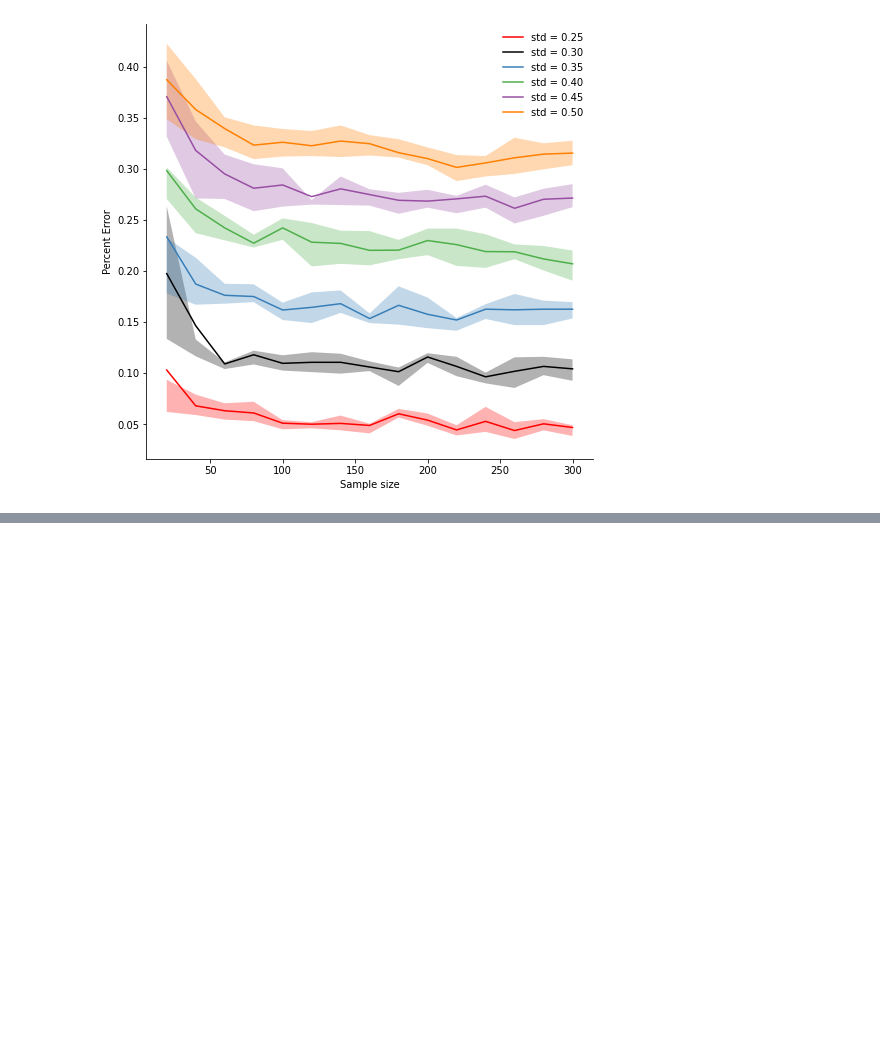
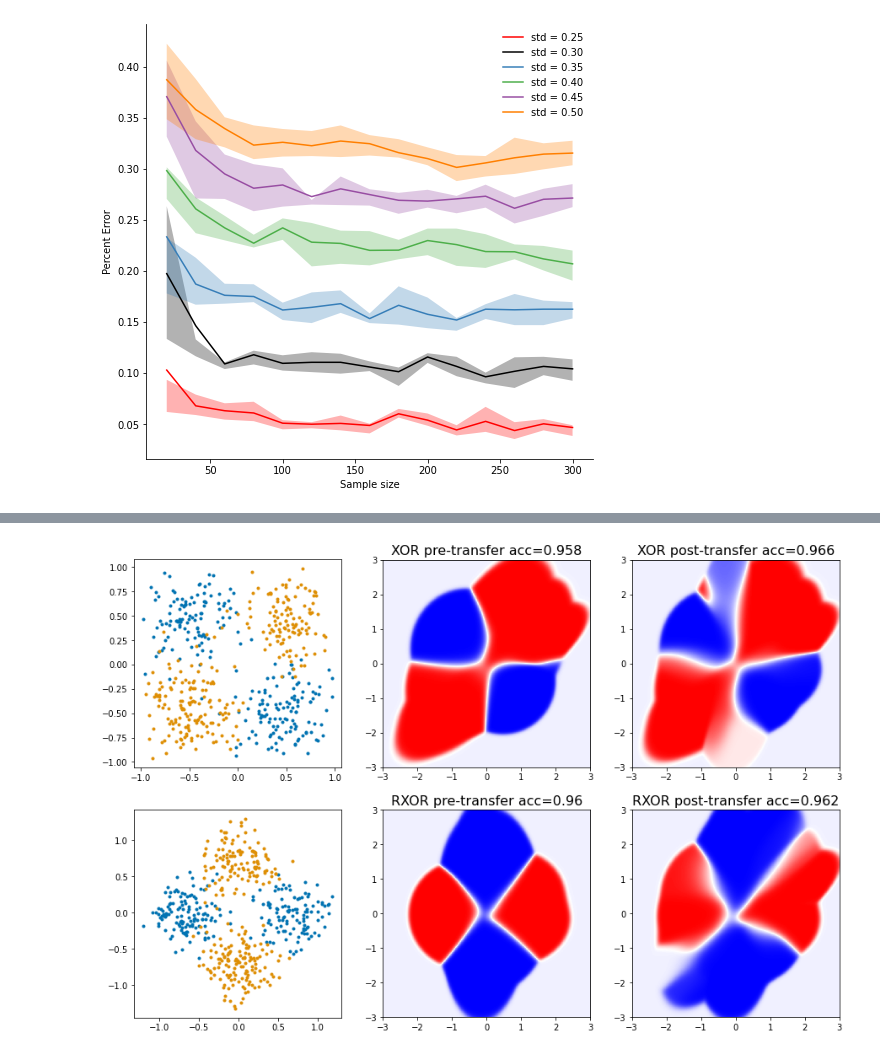
Before and after one commit to neurodata/kdg, a Jupyter notebook: docs/tutorials/kdn_notebooks/KDN_PROG.ipynb, the cells around one changed output, grey strips where cells are left out. Cells and saved outputs as stored; diff of their text form; code cells hidden in the pictures; blank space fills up the shorter version.

```diff
--- a/docs/tutorials/kdn_notebooks/KDN_PROG.ipynb
+++ b/docs/tutorials/kdn_notebooks/KDN_PROG.ipynb
@@ -536,0 +730,84 @@ plot_accuracy(n_xor, errors, [f"std = {o:.2f}" for o in overlaps])
+# %%
+compile = {
+    "loss": "binary_crossentropy",
+    "optimizer": keras.optimizers.Adam(3e-4),
+}
+fit = {"epochs": 100, "batch_size": 32, "verbose": 0}
+nn_template = getNN(5, 2, **compile)
+
+X_source, y_source = generate_gaussian_parity(500)
+X_target, y_target = generate_gaussian_parity(500, angle_params=np.pi/4)
+X_s_test, y_s_test = generate_gaussian_parity(500)
+X_t_test, y_t_test = generate_gaussian_parity(500, angle_params=np.pi/4)
+label_source = "XOR"
+label_target = "RXOR"
+
+kdn_2task = kdn(network = nn_template, verbose=False)
+kdn_2task.fit(X_source, y_source, label_source, **fit)
+kdn_2task.fit(X_target, y_target, label_target, **fit)
+post_xor = get_posteriors(kdn_2task, label_source)
+post_rxr = get_posteriors(kdn_2task, label_target)
+xor_acc = np.mean(kdn_2task.predict(X_s_test, label_source) == y_s_test)
+rxr_acc = np.mean(kdn_2task.predict(X_t_test, label_target) == y_t_test)
+
+fig1, ax = plt.subplots(2, 3, figsize=(15, 10))
+
+ax[0,0] = plot_2dsim(X_source, y_source, ax=ax[0,0])
+ax[1,0] = plot_2dsim(X_target, y_target, ax=ax[1,0])
+
+ax[0, 1].imshow(
+    post_xor,
+    extent=[-3, 3, -3, 3],
+    cmap="bwr",
+    vmin=0,
+    vmax=1,
+    interpolation="nearest",
+    aspect="auto",
+)
+ax[0, 1].set_title(f"XOR pre-transfer acc={xor_acc}", fontsize=16)
+ax[0, 1].set_aspect("equal")
+
+ax[1, 1].imshow(
+    post_rxr,
+    extent=[-3, 3, -3, 3],
+    cmap="bwr",
+    vmin=0,
+    vmax=1,
+    interpolation="nearest",
+    aspect="auto",
+)
+ax[1, 1].set_title(f"RXOR pre-transfer acc={rxr_acc}", fontsize=16)
+ax[1, 1].set_aspect("equal")
+
+kdn_2task.forward_transfer(X_source, y_source, label_source)
+kdn_2task.forward_transfer(X_target, y_target, label_target)
+post_xor2 = get_posteriors(kdn_2task, label_source)
+post_rxr2 = get_posteriors(kdn_2task, label_target)
+xor2_acc = np.mean(kdn_2task.predict(X_s_test, label_source) == y_s_test)
+rxr2_acc = np.mean(kdn_2task.predict(X_t_test, label_target) == y_t_test)
+
+ax[0, 2].imshow(
+    post_xor2,
+    extent=[-3, 3, -3, 3],
+    cmap="bwr",
+    vmin=0,
+    vmax=1,
+    interpolation="nearest",
+    aspect="auto",
+)
+ax[0, 2].set_title(f"XOR post-transfer acc={xor2_acc}", fontsize=16)
+ax[0, 2].set_aspect("equal")
+
+ax[1, 2].imshow(
+    post_rxr2,
+    extent=[-3, 3, -3, 3],
+    cmap="bwr",
+    vmin=0,
+    vmax=1,
+    interpolation="nearest",
+    aspect="auto",
+)
+ax[1, 2].set_title(f"RXOR post-transfer acc={rxr2_acc}", fontsize=16)
+ax[1, 2].set_aspect("equal")
+# %% [output]
+[figure, added]
```
Also changed, not shown: parts of 15 cells of this notebook.
